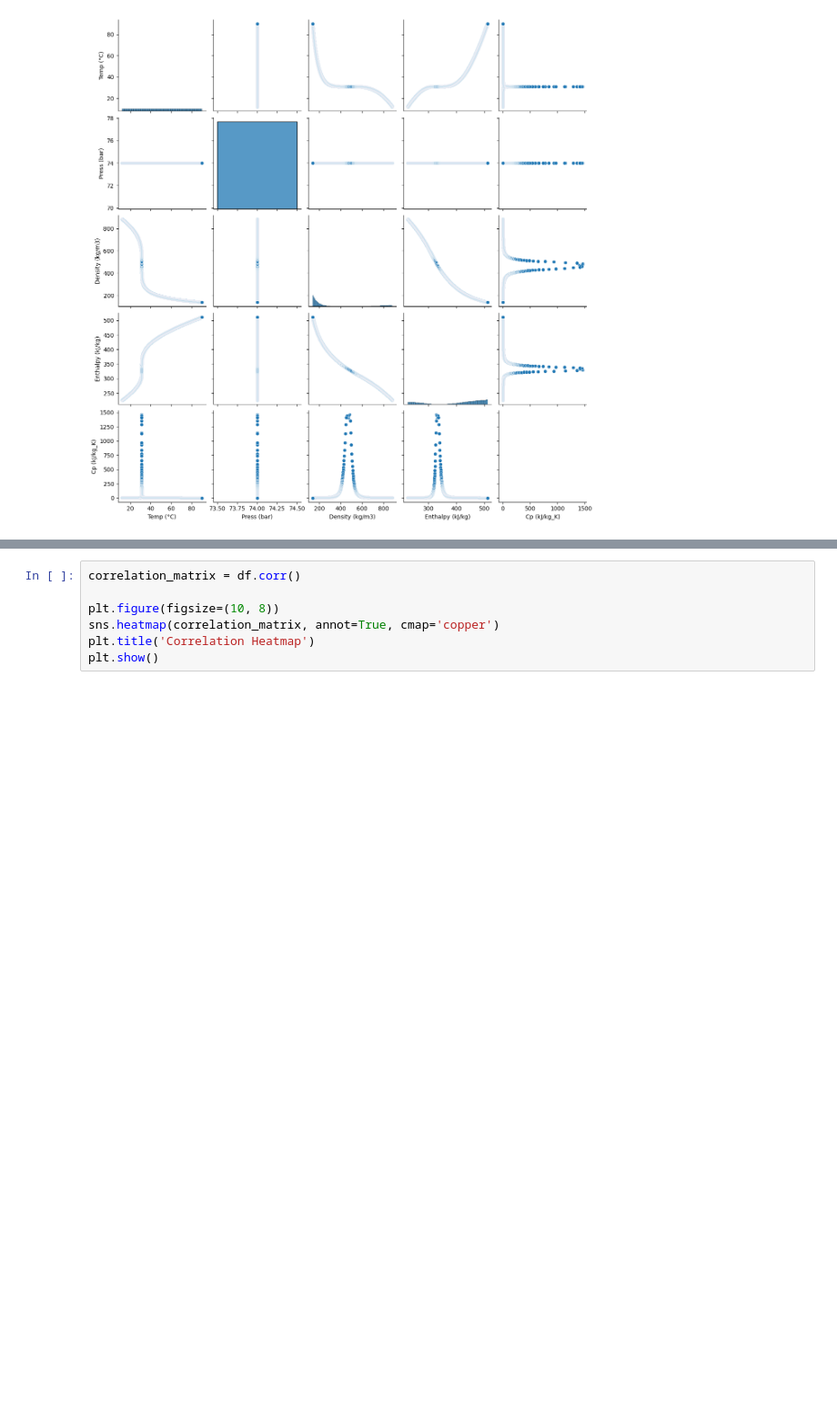
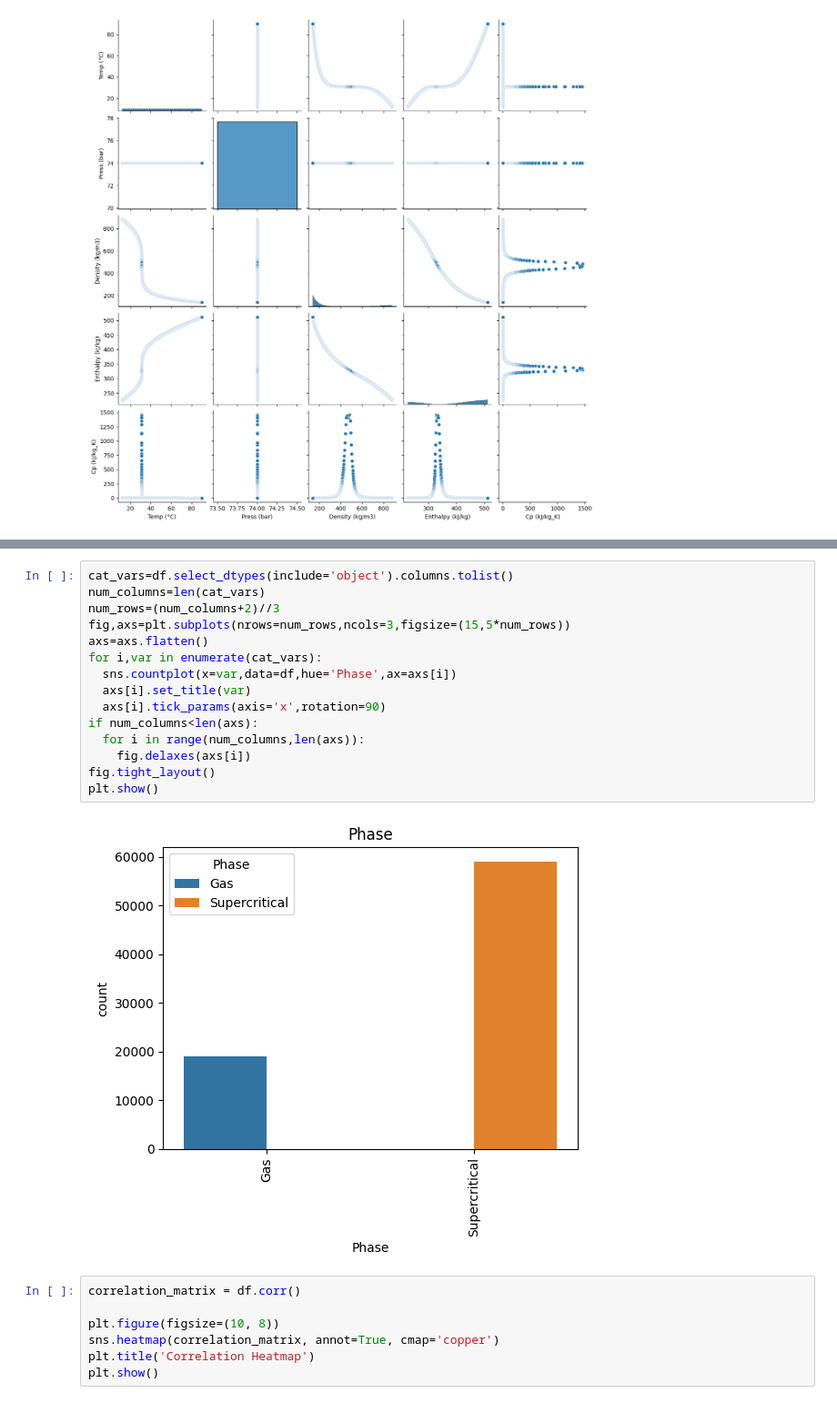
Before and after one commit to HarikrishnanK9/DataSymphony, a Jupyter notebook: JobelSirResearchData.ipynb, the cells around one changed output, grey strips where cells are left out. Shown at 91% size. Drawn from its saved outputs; the diff is of its cells as text; blank space fills up the shorter version.

```diff
--- a/JobelSirResearchData.ipynb
+++ b/JobelSirResearchData.ipynb
@@ -101,3 +183,20 @@ sns.pairplot(df)
+# %%
+cat_vars=df.select_dtypes(include='object').columns.tolist()
+num_columns=len(cat_vars)
+num_rows=(num_columns+2)//3
+fig,axs=plt.subplots(nrows=num_rows,ncols=3,figsize=(15,5*num_rows))
+axs=axs.flatten()
+for i,var in enumerate(cat_vars):
+  sns.countplot(x=var,data=df,hue='Phase',ax=axs[i])
+  axs[i].set_title(var)
+  axs[i].tick_params(axis='x',rotation=90)
+if num_columns<len(axs):
+  for i in range(num_columns,len(axs)):
+    fig.delaxes(axs[i])
+fig.tight_layout()
+plt.show()
+# %% [output]
+[figure, added]
 # %%
 correlation_matrix = df.corr()
 
```
Also changed, not shown: parts of 28 cells of this notebook.
